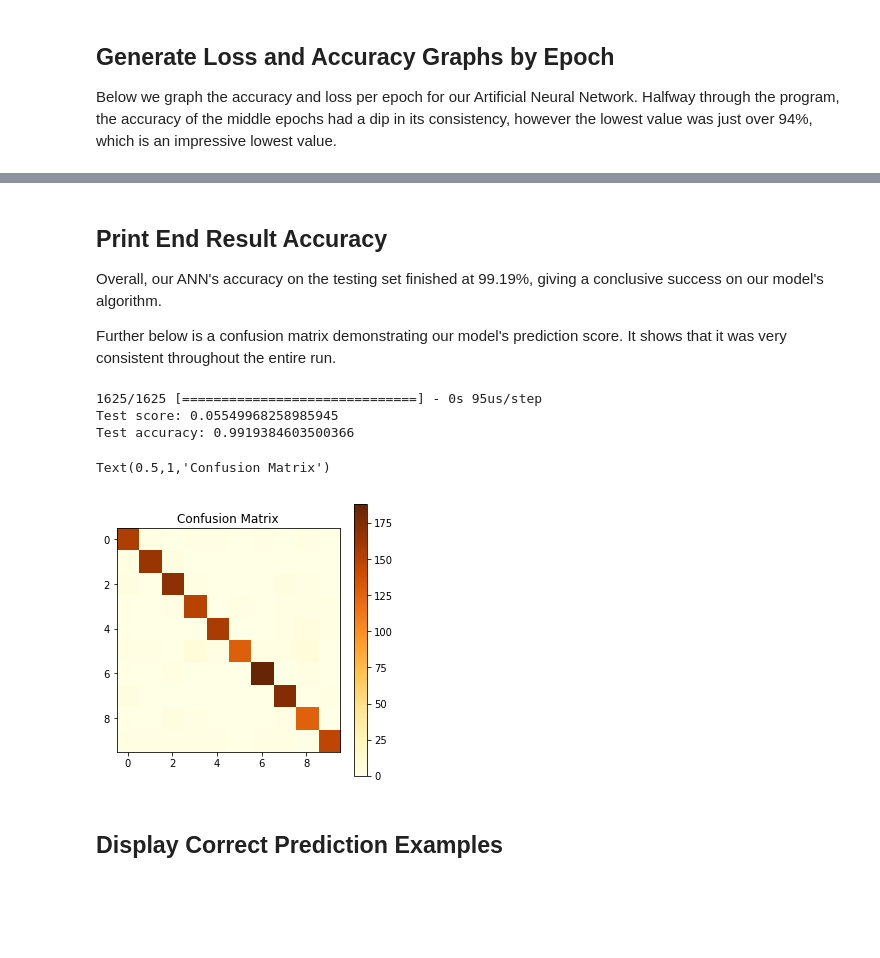
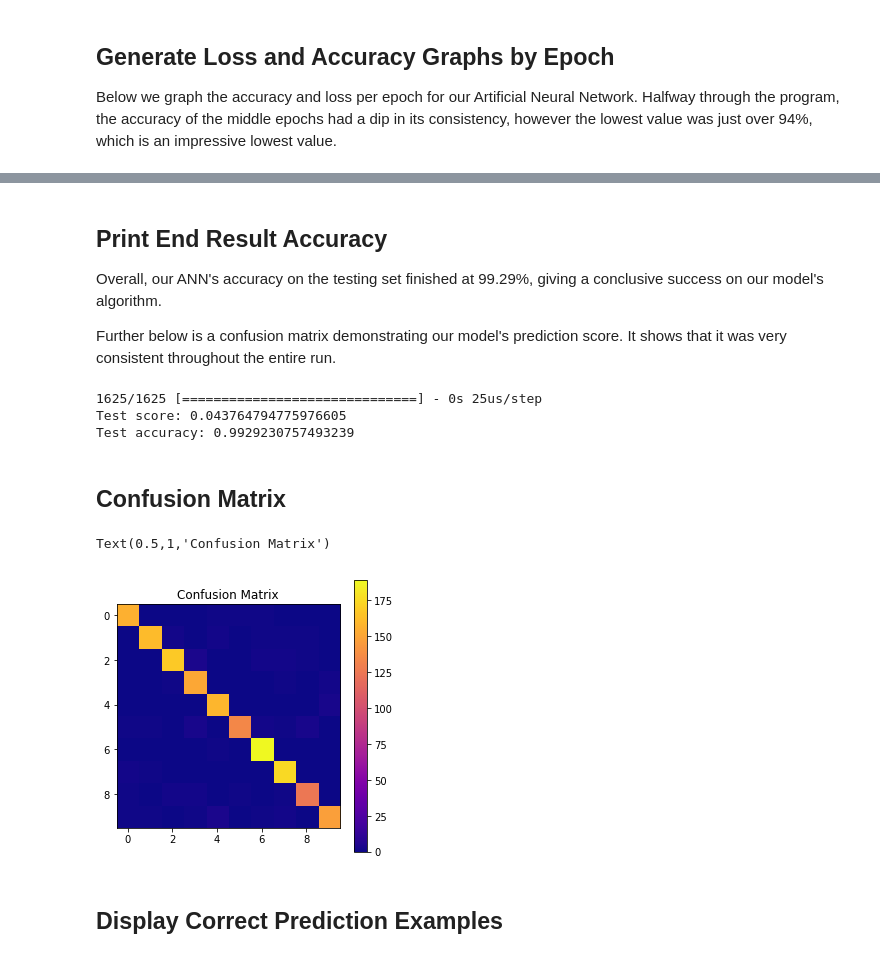
Before and after one commit to diggerdata/MNIST_TSN, a Jupyter notebook: ANN.ipynb, the cells around one changed output, grey strips where cells are left out. Drawn from its saved outputs; the diff is of its cells as text; code cells hidden in the pictures; blank space fills up the shorter version.

```diff
--- a/ANN.ipynb
+++ b/ANN.ipynb
@@ -56,14 +57,24 @@ The data is then split into Training, Validation and Testing sets, divided accor
 # %%
+# Split and reshape the images into test, validation, and test sets
 X_train = X_raw[0:3900].reshape(3900, 784)
 X_valid = X_raw[3900:4875].reshape(975, 784)
 X_test = X_raw[4875:6500].reshape(1625, 784)
 
+# Split the labels into test, validation, and test sets and put them in a vertical array of length 10
+y_train = np_utils.to_categorical(y_raw[0:3900], 10)
+y_valid = np_utils.to_categorical(y_raw[3900:4875], 10)
+y_test = np_utils.to_categorical(y_raw[4875:6500], 10)
+y_test_raw = y_raw[4875:6500]
+
+# Reformat the images from 0-255 integers to 0-1 floats
 X_train = X_train.astype('float32')
 X_valid = X_valid.astype('float32')
 X_test = X_test.astype('float32')
 X_train /= 255
 X_valid /= 255
 X_test /= 255
+
+# Print the shape of the new images
 print("Training matrix shape", X_train.shape)
 print("Validation matrix shape", X_valid.shape)
 print("Testing matrix shape", X_test.shape)
@@ -97,9 +112,9 @@ Below 100 epochs of the model are run with a batch size of 128. The time, loss a
 # %%
-history = model.fit(X_train, Y_train,
+history = model.fit(X_train, y_train,
           batch_size=128,
           epochs=100,
           verbose=1,
-          validation_data=(X_valid, Y_valid))
+          validation_data=(X_valid, y_valid))
 # %% [output]
 Train on 3900 samples, validate on 975 samples
 Epoch 1/100
@@ -149,28 +160,31 @@ SVG(model_to_dot(model, show_shapes=True, rankdir='TD').create(prog='dot', forma
 # %% [markdown]
 ## Print End Result Accuracy
 
-Overall, our ANN's accuracy on the testing set finished at 99.19%, giving a conclusive success on our model's algorithm.
+Overall, our ANN's accuracy on the testing set finished at 99.29%, giving a conclusive success on our model's algorithm.
 
 Further below is a confusion matrix demonstrating our model's prediction score. It shows that it was very consistent throughout the entire run.
 # %%
-score = model.evaluate(X_test, Y_test, verbose=1)
+score = model.evaluate(X_test, y_test, verbose=1)
 print('Test score:', score[0])
 print('Test accuracy:', score[1])
 # %% [output]
-1625/1625 [==============================] - 0s 95us/step
-Test score: 0.05549968258985945
-Test accuracy: 0.9919384603500366
+1625/1625 [==============================] - 0s 25us/step
+Test score: 0.043764794775976605
+Test accuracy: 0.9929230757493239
+# %% [markdown]
+## Confusion Matrix
 # %%
 y_pred = model.predict(X_test)
 y_pred = y_pred > 0.5
-cnf_matrix_dt = confusion_matrix(y_test, y_pred.argmax(axis=1))
+
+cnf_matrix_dt = confusion_matrix(y_test_raw, y_pred.argmax(axis=1))
 plt.figure(figsize=(5,5))
-plt.imshow(cnf_matrix_dt, cmap='YlOrBr')
+plt.imshow(cnf_matrix_dt, cmap='plasma')
 plt.colorbar()
 plt.title("Confusion Matrix")
 # %% [output]
 Text(0.5,1,'Confusion Matrix')
-[figure, old version]
+[figure, new version]
 # %% [markdown]
 ## Display Correct Prediction Examples
 # %%
```
Also changed, not shown: parts of 23 cells of this notebook, 2 other files.
